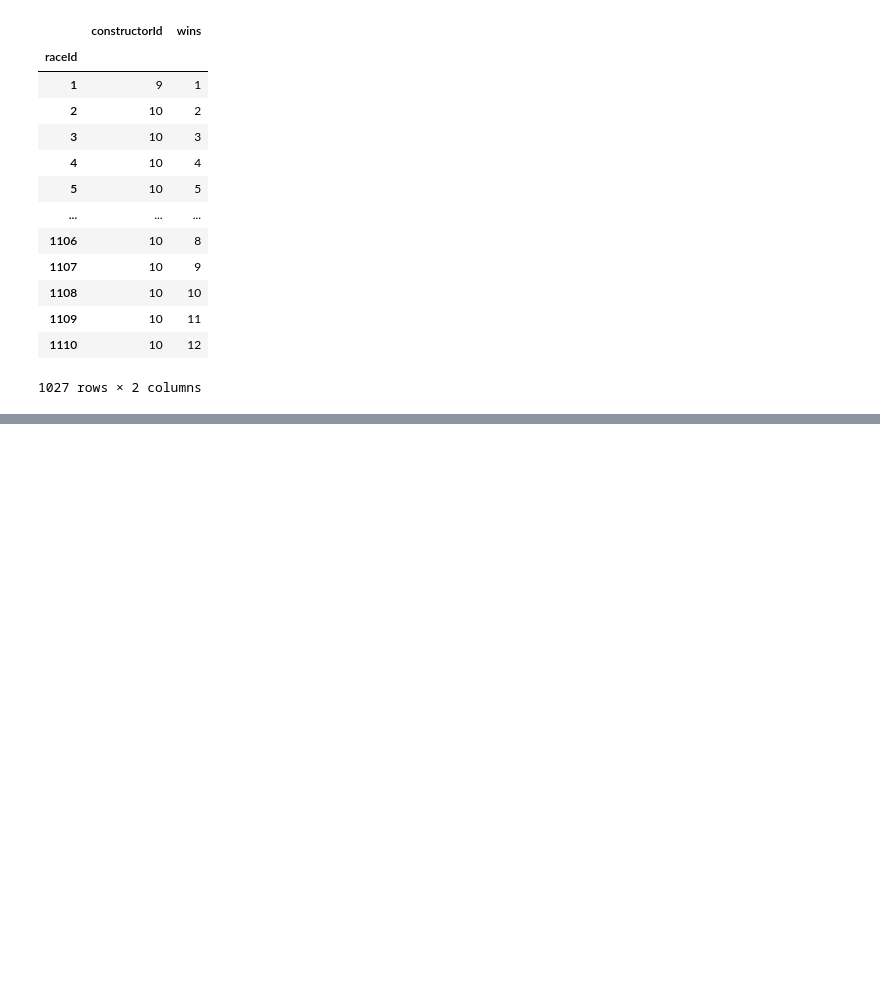
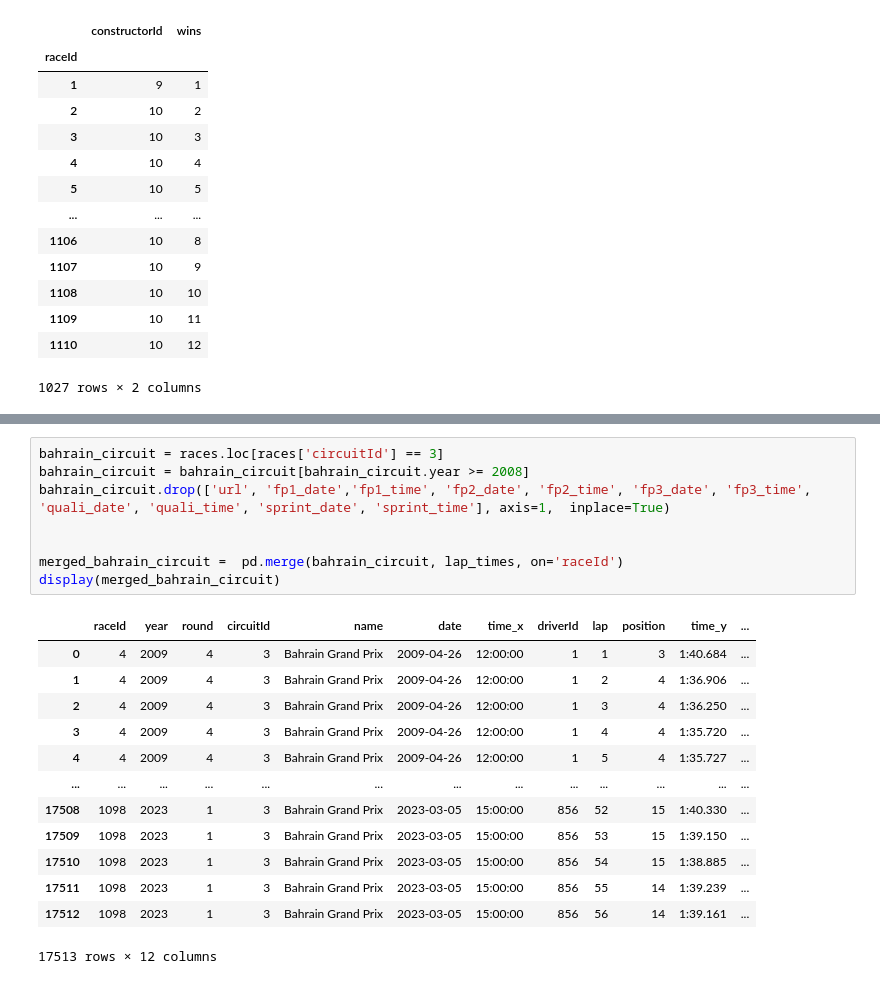
Before and after one commit to n8taylor/cs5830_final_project, a Jupyter notebook: finalProject.ipynb, the cells around one changed output, grey strips where cells are left out. Drawn from its saved outputs; the diff is of its cells as text; blank space fills up the shorter version.

```diff
--- a/finalProject.ipynb
+++ b/finalProject.ipynb
@@ -239,0 +265,22 @@ constructor_standings.groupby('raceId').agg({'constructorId': 'count', 'wins': '
+# %%
+bahrain_circuit = races.loc[races['circuitId'] == 3]
+bahrain_circuit = bahrain_circuit[bahrain_circuit.year >= 2008]
+bahrain_circuit.drop(['url', 'fp1_date','fp1_time', 'fp2_date', 'fp2_time', 'fp3_date', 'fp3_time', 'quali_date', 'quali_time', 'sprint_date', 'sprint_time'], axis=1,  inplace=True)
+
+
+merged_bahrain_circuit =  pd.merge(bahrain_circuit, lap_times, on='raceId')
+display(merged_bahrain_circuit)
+# %% [output]
+|  | raceId | year | round | circuitId | name | date | time_x | driverId | lap | position | time_y | ... |
+| 0 | 4 | 2009 | 4 | 3 | Bahrain Grand Prix | 2009-04-26 | 12:00:00 | 1 | 1 | 3 | 1:40.684 | ... |
+| 1 | 4 | 2009 | 4 | 3 | Bahrain Grand Prix | 2009-04-26 | 12:00:00 | 1 | 2 | 4 | 1:36.906 | ... |
+| 2 | 4 | 2009 | 4 | 3 | Bahrain Grand Prix | 2009-04-26 | 12:00:00 | 1 | 3 | 4 | 1:36.250 | ... |
+| 3 | 4 | 2009 | 4 | 3 | Bahrain Grand Prix | 2009-04-26 | 12:00:00 | 1 | 4 | 4 | 1:35.720 | ... |
+| 4 | 4 | 2009 | 4 | 3 | Bahrain Grand Prix | 2009-04-26 | 12:00:00 | 1 | 5 | 4 | 1:35.727 | ... |
+| ... | ... | ... | ... | ... | ... | ... | ... | ... | ... | ... | ... | ... |
+| 17508 | 1098 | 2023 | 1 | 3 | Bahrain Grand Prix | 2023-03-05 | 15:00:00 | 856 | 52 | 15 | 1:40.330 | ... |
+| 17509 | 1098 | 2023 | 1 | 3 | Bahrain Grand Prix | 2023-03-05 | 15:00:00 | 856 | 53 | 15 | 1:39.150 | ... |
+| 17510 | 1098 | 2023 | 1 | 3 | Bahrain Grand Prix | 2023-03-05 | 15:00:00 | 856 | 54 | 15 | 1:38.885 | ... |
+| 17511 | 1098 | 2023 | 1 | 3 | Bahrain Grand Prix | 2023-03-05 | 15:00:00 | 856 | 55 | 14 | 1:39.239 | ... |
+| 17512 | 1098 | 2023 | 1 | 3 | Bahrain Grand Prix | 2023-03-05 | 15:00:00 | 856 | 56 | 14 | 1:39.161 | ... |
+17513 rows × 12 columns
```
Also changed, not shown: parts of 12 cells of this notebook.
